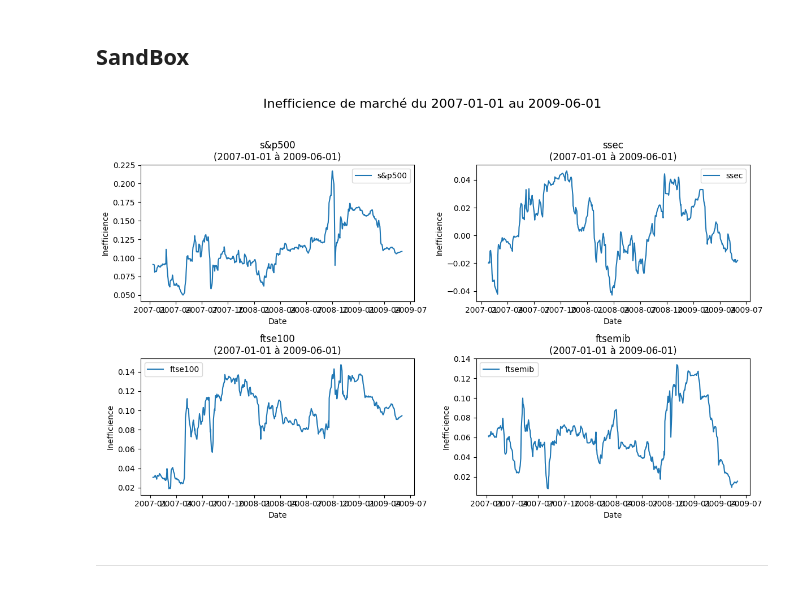
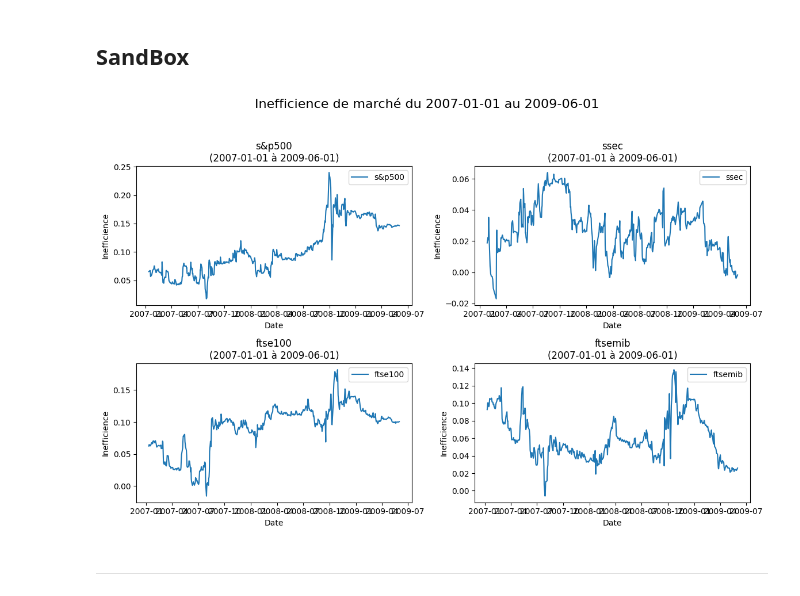
Before and after one commit to Caymaar/measuring-market-inefficiency-conditional-correlation, a Jupyter notebook: notebooks/dev.ipynb, the cells around one changed output. Drawn from its saved outputs; the diff is of its cells as text; code cells hidden in the pictures.

```diff
--- a/notebooks/dev.ipynb
+++ b/notebooks/dev.ipynb
@@ -393,35 +393,35 @@ class InefficiencyVisualizer:
             # Supprimer les axes vides si nécessaire
             for j in range(idx + 1, len(axes)):
                 fig.delaxes(axes[j])
 
             fig.suptitle(f"Inefficience de marché du {start_date} au {end_date}", fontsize=16)
             plt.tight_layout(rect=[0, 0.03, 1, 0.95])
             plt.show()
 
 # Dictionnaire des périodes à explorer
 dates = {
     '2007-01-01': '2009-06-01'
 }
 
 # Dictionnaire des séries (assurez-vous que ftse100, ftsemib, sp500, ssec sont des pd.Series)
 datas = {
     's&p500': sp500,
     'ssec': ssec,
     'ftse100': ftse100,
     'ftsemib': ftsemib
 }
 
 # Création de l'instance de HurstCalculator avec vos paramètres
-hurst_calc = HurstCalculator(k=10, window=250, method="thibz")
+hurst_calc = HurstCalculator(k=5, window=250, method="thibz")
 
 # Calcul des inefficiences et de la volatilité pour chaque série
 
 
 # Création de l'instance de visualisation et affichage
 visualizer = InefficiencyVisualizer(hurst_calculator=hurst_calc, datas=datas, dates=dates)
 visualizer.plot_inefficiencies()
 # %% [output]
-[figure, old version]
+[figure, new version]
 # %%
 def custom_hust(ts: np.array, show: bool = False):
 
```
Also changed, not shown: 16 other files.
